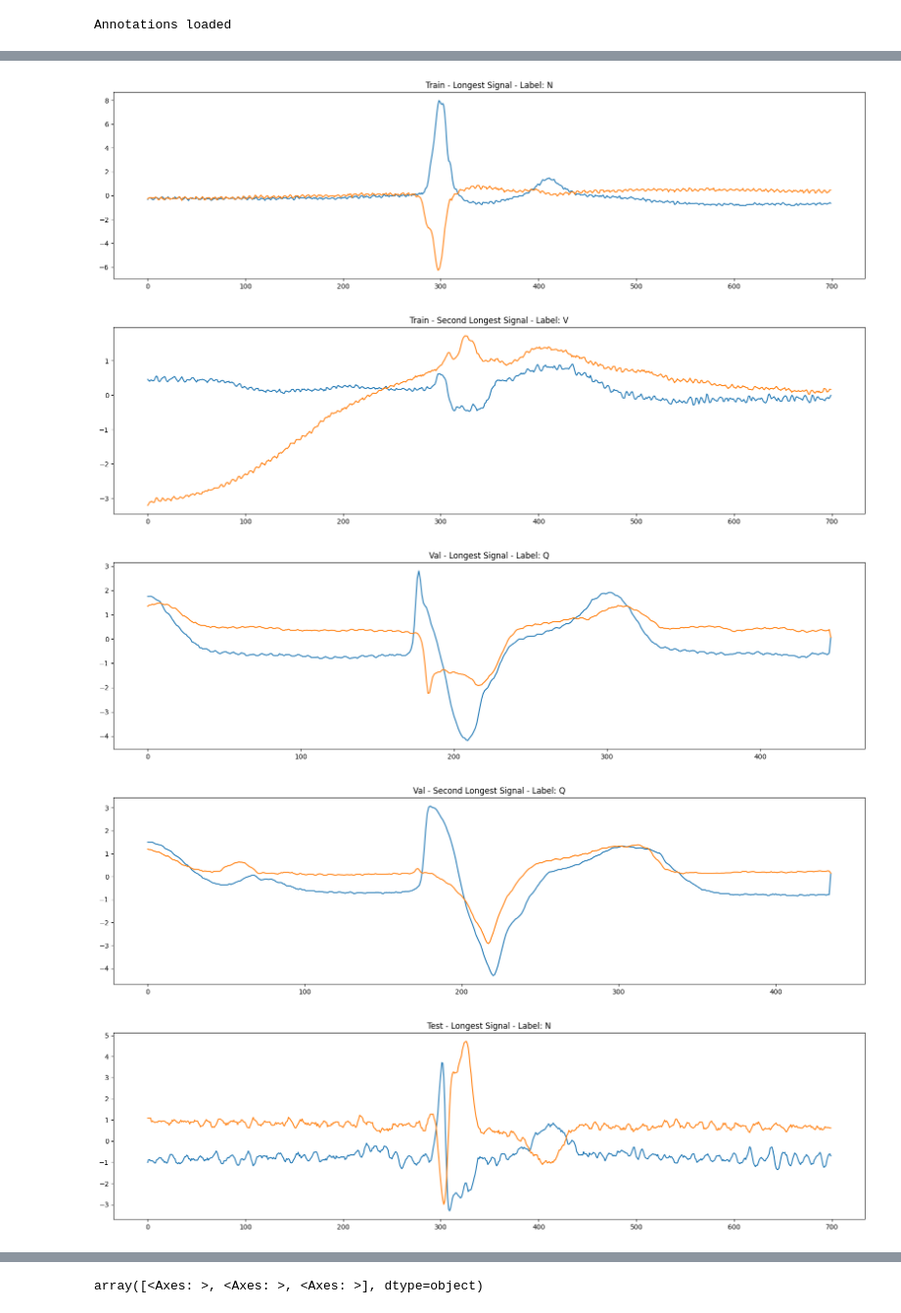
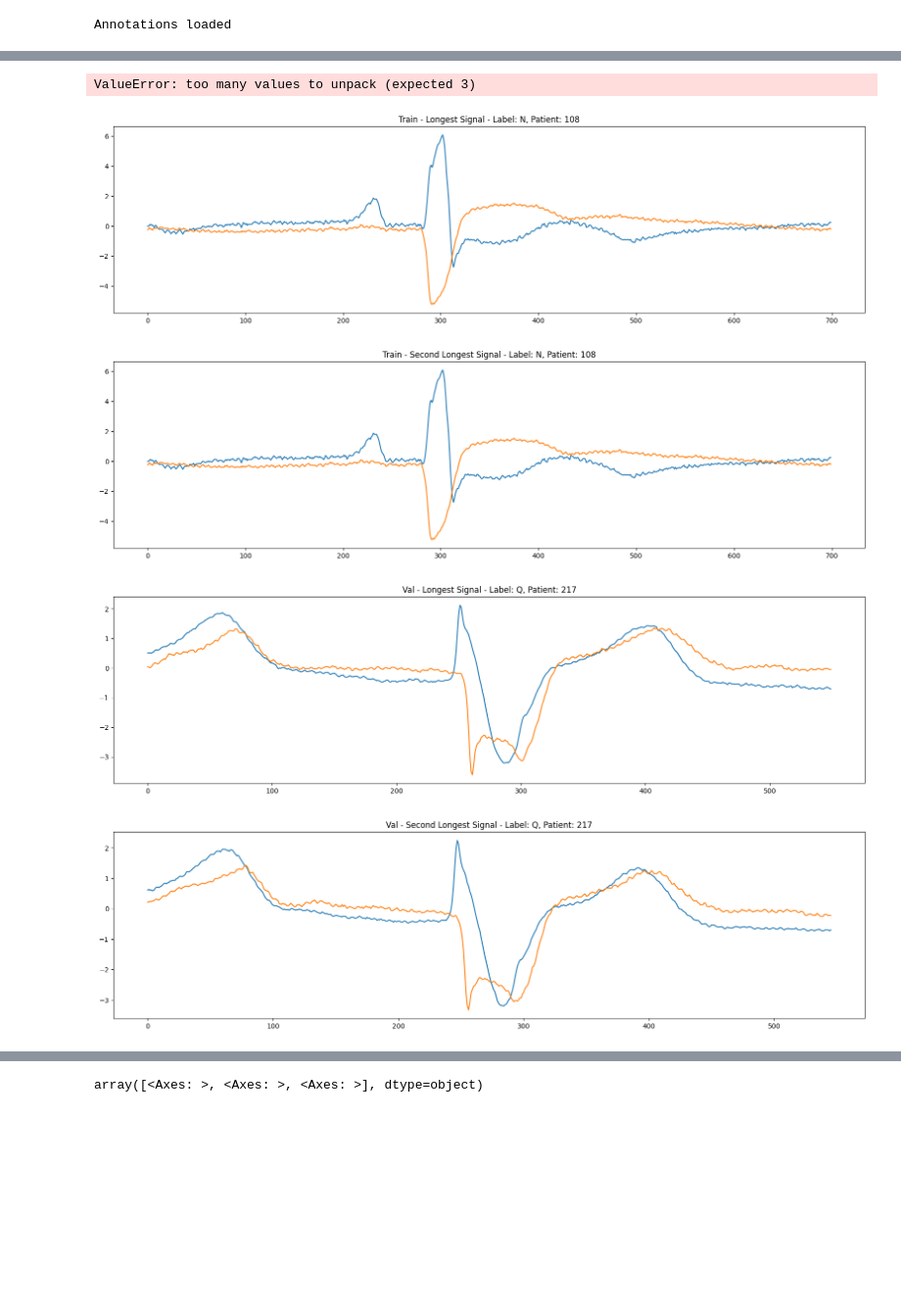
Before and after one commit to luna97/MIT-BIH_ecg_arrhytmia, a Jupyter notebook: preprocess_dataset.ipynb, the cells around one changed output, grey strips where cells are left out. Shown at 98% size. Cells and saved outputs as stored; diff of their text form; code cells hidden in the pictures; blank space fills up the shorter version.

```diff
--- a/preprocess_dataset.ipynb
+++ b/preprocess_dataset.ipynb
@@ -10,7 +10,7 @@ train = [101, 106, 108, 109, 112, 114, 115, 116, 118, 119, 122, 124, 201, 203, 2
 test = [100, 103, 105, 111, 113, 117, 121, 123, 200, 202, 210, 212, 213, 214, 219, 221, 222, 228, 231, 232, 233, 234]
 val = [102, 104, 107, 217]
 all = train + test
-data_folder = 'data/raw'
+data_folder = '/media/luna97/MIT-BHI/data/raw'
 # %%
 signals_train = []
 for i in tqdm(train):
@@ -287,8 +293,8 @@ Original labels: 8761, New labels: 24084
 # %%
 # get some examples for debugging
-processed_samples_train = create_samples(signals_train, annotations_train, data_folder='data/preprocessed_base/', subset='train', in_memory=True, preprocessing_method=None, normalization='normal', splitting_method='mid_peak', use_smote=True)
-processed_samples_test = create_samples(signals_test, annotations_test, data_folder='data/preprocessed_base/', subset='test', in_memory=True, preprocessing_method=None, normalization='normal', splitting_method='mid_peak', use_smote=True)
-processed_samples_val = create_samples(signals_val, annotations_val, data_folder='data/preprocessed_base/', subset='val', in_memory=True, preprocessing_method=None, normalization='normal', splitting_method='mid_peak', use_smote=True)
+processed_samples_train = create_samples(signals_train, annotations_train, data_folder='data/preprocessed_base/', subset='train', in_memory=True, preprocessing_method=None, normalization='normal', splitting_method='mid_peak', use_smote=False)
+processed_samples_test = create_samples(signals_test, annotations_test, data_folder='data/preprocessed_base/', subset='test', in_memory=True, preprocessing_method=None, normalization='normal', splitting_method='mid_peak', use_smote=False)
+processed_samples_val = create_samples(signals_val, annotations_val, data_folder='data/preprocessed_base/', subset='val', in_memory=True, preprocessing_method=None, normalization='normal', splitting_method='mid_peak', use_smote=False)
 
 #processed_samples_train = create_samples(signals_train, annotations_train, data_folder='data/preprocessed_nk_clean/', subset='train', in_memory=True, preprocessing_method='nk_clean')
 #processed_samples_test = create_samples(signals_test, annotations_test, data_folder='data/preprocessed_nk_clean/', subset='test', in_memory=True, preprocessing_method='nk_clean')
@@ -322,27 +314,32 @@ print(train[12])
 # %%
 # count the number of samples for each class
 from collections import Counter
-labels = [label for _, label in processed_samples_train]
+labels = [label for _, label, _, _ in processed_samples_train]
+origs = [orig for _, _, _, orig in processed_samples_train]
 print(Counter(labels))
+print('len of training smples', len(origs))
+print(Counter(origs))
 
-labels = [label for _, label in processed_samples_test]
+labels = [label for _, label, _, _ in processed_samples_test]
 print(Counter(labels))
+print('len of test smples', len(labels))
 
-labels = [label for _, label in processed_samples_val]
+labels = [label for _, label, _, _ in processed_samples_val]
 print(Counter(labels))
+print('len of val smples', len(labels))
 
 # measure the average length of the samples as well as maximum and minimum
-lengths_train = [len(signal) for signal, _ in processed_samples_train]
+lengths_train = [len(signal) for signal, _, _, _ in processed_samples_train]
 print(f'Average length train: {np.mean(lengths_train)}')
 print(f'Max length train: {np.max(lengths_train)}')
 print(f'Min length train: {np.min(lengths_train)}')
 
-lengths_test = [len(signal) for signal, _ in processed_samples_test]
+lengths_test = [len(signal) for signal, _, _, _ in processed_samples_test]
 print(f'Average length test: {np.mean(lengths_test)}')
 print(f'Max length test: {np.max(lengths_test)}')
 print(f'Min length test: {np.min(lengths_test)}')
 
-lengths_val = [len(signal) for signal, _ in processed_samples_val]
+lengths_val = [len(signal) for signal, _ ,_, _ in processed_samples_val]
 print(f'Average length val: {np.mean(lengths_val)}')
 print(f'Max length val: {np.max(lengths_val)}')
 print(f'Min length val: {np.min(lengths_val)}')
@@ -351,43 +348,43 @@ print(f'Min length val: {np.min(lengths_val)}')
 import matplotlib.pyplot as plt
 
 # plot the longest signal from train
-signal, label = processed_samples_train[np.argmax(lengths_train)]
+signal, label, pat_id, _ = processed_samples_train[np.argmax(lengths_train)]
 plt.figure(figsize=(20, 5))
 plt.plot(signal)
-plt.title(f'Train - Longest Signal - Label: {label}')
+plt.title(f'Train - Longest Signal - Label: {label}, Patient: {pat_id}')
 
 # plot the second longest signal from train
-signal, label = processed_samples_train[np.argsort(lengths_train)[-2]]
+signal, label, pat_id, _ = processed_samples_train[np.argsort(lengths_train)[-2]]
 plt.figure(figsize=(20, 5))
 plt.plot(signal)
-plt.title(f'Train - Second Longest Signal - Label: {label}')
+plt.title(f'Train - Second Longest Signal - Label: {label}, Patient: {pat_id}')
 
 # plot the longest signal from val
-lengths_val = [len(signal) for signal, _ in processed_samples_val]
-signal, label = processed_samples_val[np.argmax(lengths_val)]
+lengths_val = [len(signal) for signal, _, _, _ in processed_samples_val]
+signal, label, pat_id, _ = processed_samples_val[np.argmax(lengths_val)]
 plt.figure(figsize=(20, 5))
 plt.plot(signal)
-plt.title(f'Val - Longest Signal - Label: {label}')
+plt.title(f'Val - Longest Signal - Label: {label}, Patient: {pat_id}')
 
 # plot the second longest signal from val
-signal, label = processed_samples_val[np.argsort(lengths_val)[-2]]
+signal, label, pat_id, _ = processed_samples_val[np.argsort(lengths_val)[-2]]
 plt.figure(figsize=(20, 5))
 plt.plot(signal)
-plt.title(f'Val - Second Longest Signal - Label: {label}')
+plt.title(f'Val - Second Longest Signal - Label: {label}, Patient: {pat_id}')
 
 
 # plot the longest signal from test
-lengths_test = [len(signal) for signal, _ in processed_samples_test]
-signal, label = processed_samples_test[np.argmax(lengths_test)]
+lengths_test = [len(signal) for signal, _, _ in processed_samples_test]
+signal, label, pat_id, _ = processed_samples_test[np.argmax(lengths_test)]
 plt.figure(figsize=(20, 5))
 plt.plot(signal)
-plt.title(f'Test - Longest Signal - Label: {label}')
+plt.title(f'Test - Longest Signal - Label: {label}, Patient: {pat_id}')
 
 # plot the second longest signal from test
-signal, label = processed_samples_test[np.argsort(lengths_test)[-2]]
+signal, label, pat_id, _ = processed_samples_test[np.argsort(lengths_test)[-2]]
 plt.figure(figsize=(20, 5))
 plt.plot(signal)
-plt.title(f'Test - Second Longest Signal - Label: {label}')
+plt.title(f'Test - Second Longest Signal - Label: {label}, Patient: {pat_id}')
 # plot the distribution of the lengths for train
 plt.figure(figsize=(10, 5))
 plt.hist(lengths_test, bins=200)
@@ -426,5 +424,5 @@ Samples longer than 800 val:  0
+ValueError: too many values to unpack (expected 3)
-[figure, old version]
+[figure, new version]
-[figure, old version]
+[figure, new version]
-[figure, old version]
+[figure, new version]
-[figure, old version]
+[figure, new version]
-[figure, removed]
```
Also changed, not shown: parts of 7 cells of this notebook, 8 other files.
